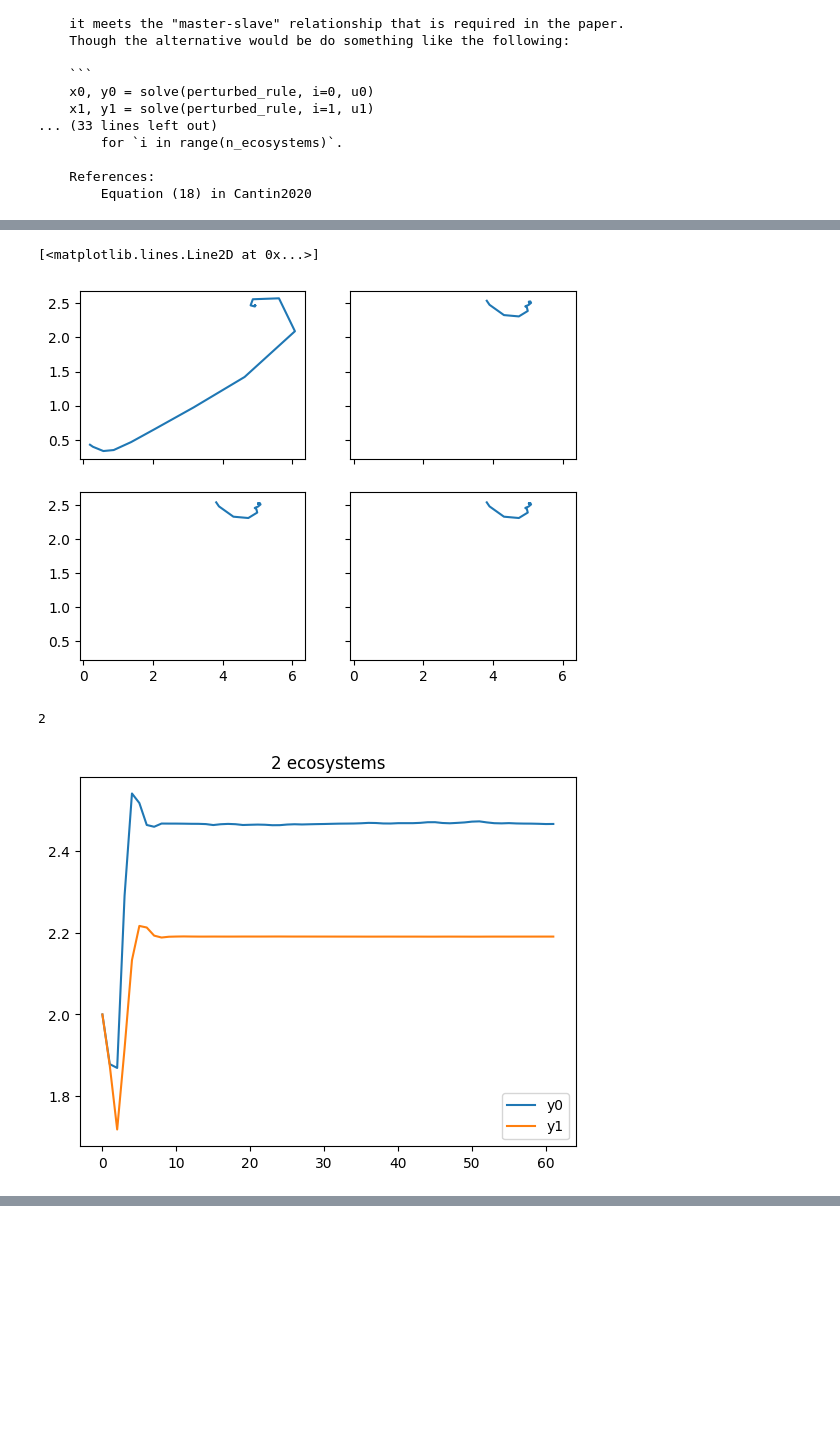
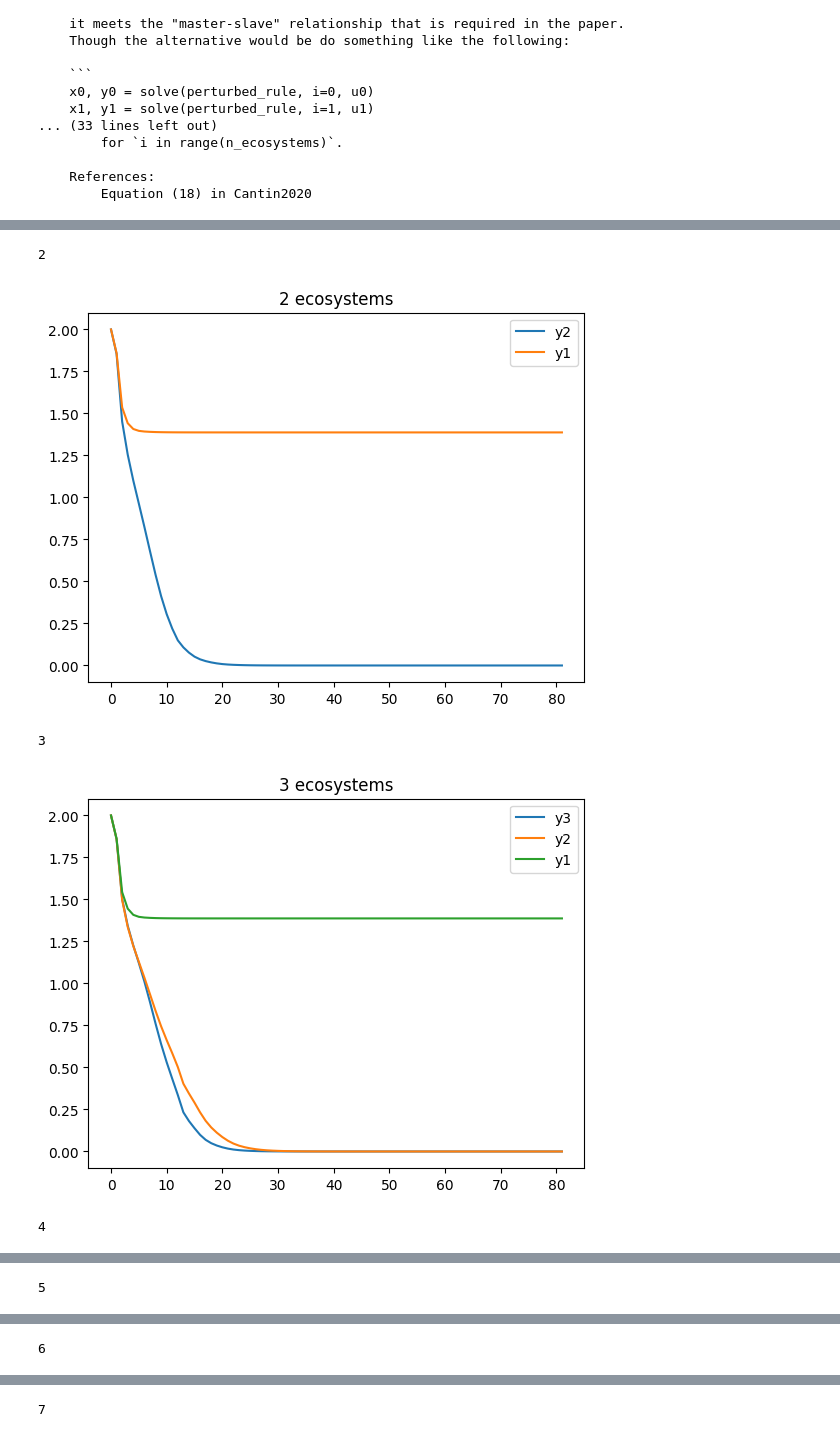
Before and after one commit to marcelvdla/CSSim, a Jupyter notebook: notebooks/perturbation.ipynb, the cells around one changed output, grey strips where cells are left out. Cells and saved outputs as stored; diff of their text form; code cells hidden in the pictures; blank space fills up the shorter version.

```diff
--- a/notebooks/perturbation.ipynb
+++ b/notebooks/perturbation.ipynb
@@ -115,17 +124,6 @@ axs[1].set_ylim(0, 3)
-# %%
-x1, y1 = solutions.y[0, :], solutions.y[1, :]
-x2, y2 = solutions.y[2, :], solutions.y[3, :]
-fig, ax = plt.subplots(nrows=2, ncols=2, sharex=True, sharey=True)
-ax[0,0].plot(x1, y1)
-ax[0,1].plot(x2, y2) # TODO: d1 = 42
-ax[1,0].plot(x2, y2) # TODO: d1 = 150
-ax[1,1].plot(x2, y2) # TODO: d1 = 700
-# %% [output]
-[<matplotlib.lines.Line2D at 0x...>]
-[figure, removed]
 # %%
 # Reproducing figure 8
-for n_ecosystems in range(2, 3):
+for n_ecosystems in range(2, 11):
     print(n_ecosystems)
     params = dict(
         rho = 4.2,
@@ -133,37 +131,40 @@ for n_ecosystems in range(2, 3):
         a_1 = 1,
         h = 2,
         a_2 = 0,
-        dists = n_ecosystems*[900/(n_ecosystems - 1)],
+        dists = (n_ecosystems-1)*[900/(n_ecosystems - 1)],
         w_0 = 1,
         alpha_0=-1,
         beta_2 = 0.15,
         l = 600,
         P_0 = 1.05,
         ecosystem_id_t_star = None,
         n_ecosystems = n_ecosystems,
     )
 
     #y0 = np.random.uniform(low=50, high=4, size=(2 * params["n_ecosystems"]))
     y0 = 2*np.ones(shape=(2*params["n_ecosystems"]))
 
     # solve for fig 8
     t0 = 0
     tf = 50
     solutions = solve_ivp(
         perturbation_rule,
         [t0, tf],
         y0,
         args=(params.values(),))
 
     fig, ax = plt.subplots()
     ys = solutions.y[1:len(solutions.y):2]
-    for i in range(len(ys)):
-        ax.plot(ys[i], label=f"y{i}")
+    for i in range(len(ys)-1, -1, -1):
+        ax.plot(ys[i], label=f"y{i+1}")
         #ax.set_ylim(0, 2)
     plt.legend()
     plt.title(f"{n_ecosystems} ecosystems")
     plt.show()
     plt.close(fig)
 # %% [output]
 2
-[figure, old version]
+[figure, new version]
+3
+[figure, added]
+4
@@ -169,0 +172 @@ for n_ecosystems in range(2, 3):
+5
@@ -169,0 +174 @@ for n_ecosystems in range(2, 3):
+6
@@ -169,0 +176 @@ for n_ecosystems in range(2, 3):
+7
```
Also changed, not shown: parts of 4 cells of this notebook.
